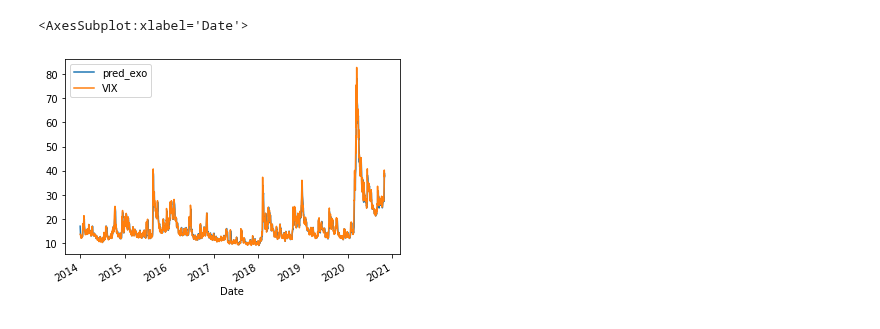
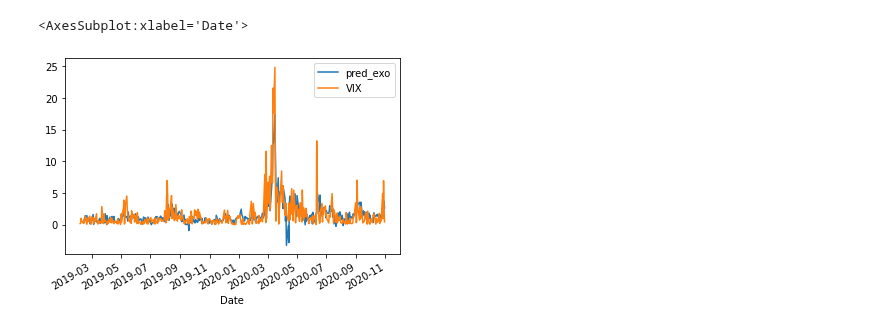
Before and after one commit to epfl-ada/ada-2020-project-milestone-p3-p3_tak, a Jupyter notebook: VIX.ipynb, the cells around one changed output. Cells and saved outputs as stored; diff of their text form; code cells hidden in the pictures.

Commit message:
Update VIX.ipynb
VAR  model

```diff
--- a/VIX.ipynb
+++ b/VIX.ipynb
@@ -60,0 +68,17 @@ df_vix.plot()
+# %%
+df_vix.plot()
+keywords=['stock market','mortgage','bankrupcy','loan']
+# keywords=['recession',
+#           'war',
+#           'stock market',
+#           'conflict',
+#           'terrorism',
+#           'mortgage',
+#           'bankrupcy',
+#           'debt',
+#           'elections',
+#           'economy',
+#           'protest',
+#           'shooting',
+#           'food bank',
+#           'loan']
@@ -61,12 +87,16 @@ df_vix.plot()
 # %%
 df_vix['VIX_stat']=np.log(df_vix['VIX'])-np.log(df_vix['VIX'].shift(1))
 df_trends=df_merged
-df_trends=np.log(df_trends)-np.log(df_trends.shift(1))
-df_trends=df_trends.shift(1)
+# df_trends=np.log(df_trends)-np.log(df_trends.shift(1))
+# df_trends=df_trends.shift(1)
 
 df_vix=pd.merge(df_vix,df_trends,how='left',left_index=True,right_index=True)
+df_vix=np.abs(df_vix-df_vix.shift(1))
+df_vix[keywords]=df_vix[keywords].rolling(20).mean()
+
 df_vix.dropna(inplace=True)
 df_vix.index=pd.to_datetime(df_vix.index)
+df_vix=df_vix[['VIX'] + keywords]
 # %%
 from statsmodels.graphics.tsaplots import plot_pacf, plot_acf
 plot_pacf(df_vix['VIX'], lags=20)
@@ -78,6 +108,6 @@ plot_acf(df_vix['VIX'], lags=20)
 # %%
 from statsmodels.tsa.arima.model import ARIMA
-model_arma_endo=ARIMA(endog=df_vix['VIX'],order=(4,0,3)).fit()
+model_arma_endo=ARIMA(endog=df_vix['VIX'],order=(3,0,0)).fit()
 model_arma_endo.summary()
 # %% [output]
 SARIMAX Results
@@ -142,0 +142,14 @@ Warnings:
+# %%
+from statsmodels.tsa.api import VAR
+model = VAR(df_vix[['VIX']+keywords])
+for i in [1,2,3,4,5,6,7,8,9,10]:
+    result = model.fit(i)
+    print('Lag Order =', i)
+    print('aic : ', result.aic)
+
+model = VAR(df_vix[['VIX']+keywords])
+result = model.fit(6)
+result.summary()
+
+# model_arma_exo=ARIMA(endog=df_vix['VIX'],exog=df_vix[['virus']],order=(4,0,0)).fit()
+# model_arma_exo.summary()
@@ -143,10 +194,10 @@ Warnings:
 # %%
-predictions_exo=model_arma_exo.predict()
+predictions_exo=result.fittedvalues['VIX']
 df_vix['pred_exo']=predictions_exo
 df_vix[['pred_exo','VIX']].plot()
 # %% [output]
 <AxesSubplot:xlabel='Date'>
-[figure, old version]
+[figure, new version]
 # %%
 print(np.mean(np.abs(df_vix['pred_endo']-df_vix['VIX'])))
 print(np.mean(np.abs(df_vix['pred_exo']-df_vix['VIX'])))
```
Also changed, not shown: parts of 20 cells of this notebook.
